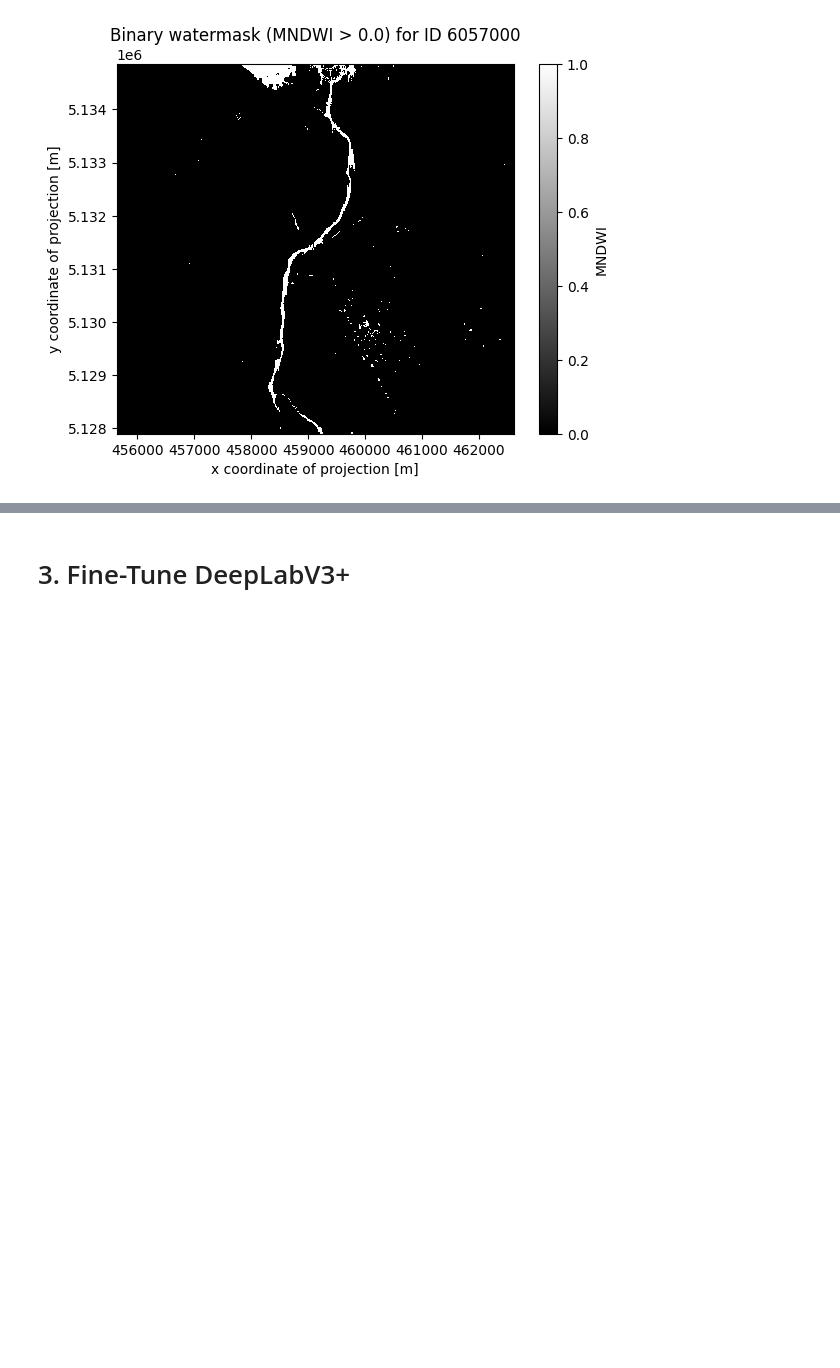
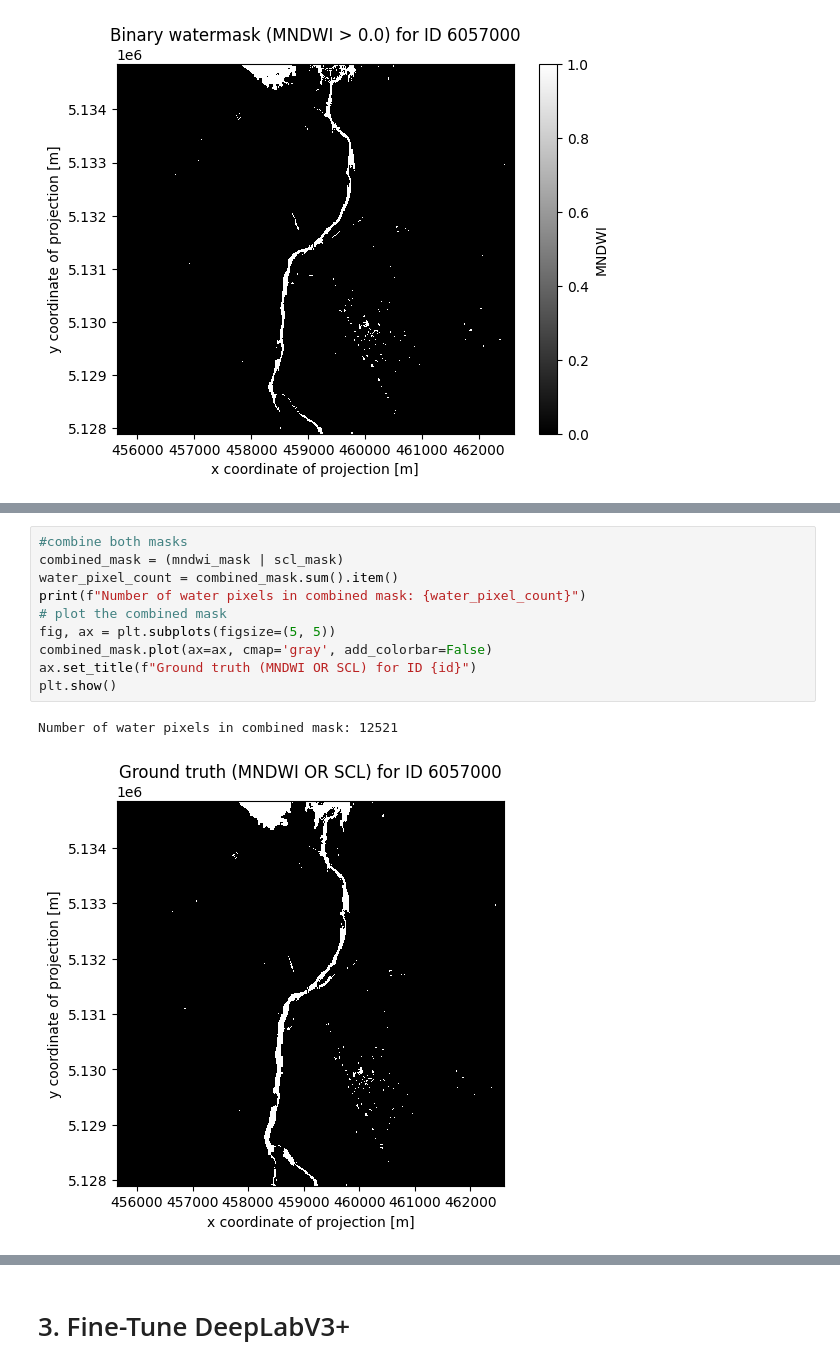
Before and after one commit to mullrich192/MasterThesis_FeatureExtraction_RemoteSensing, a Jupyter notebook: Extract_RiverGeometry.ipynb, the cells around one changed output, grey strips where cells are left out. Drawn from its saved outputs; the diff is of its cells as text; blank space fills up the shorter version.

```diff
--- a/Extract_RiverGeometry.ipynb
+++ b/Extract_RiverGeometry.ipynb
@@ -318,0 +393,13 @@ plt.show()
+# %%
+#combine both masks
+combined_mask = (mndwi_mask | scl_mask)
+water_pixel_count = combined_mask.sum().item()
+print(f"Number of water pixels in combined mask: {water_pixel_count}")
+# plot the combined mask
+fig, ax = plt.subplots(figsize=(5, 5))
+combined_mask.plot(ax=ax, cmap='gray', add_colorbar=False)
+ax.set_title(f"Ground truth (MNDWI OR SCL) for ID {id}")
+plt.show()
+# %% [output]
+Number of water pixels in combined mask: 12521
+[figure, added]
```
Also changed, not shown: parts of 13 cells of this notebook.
